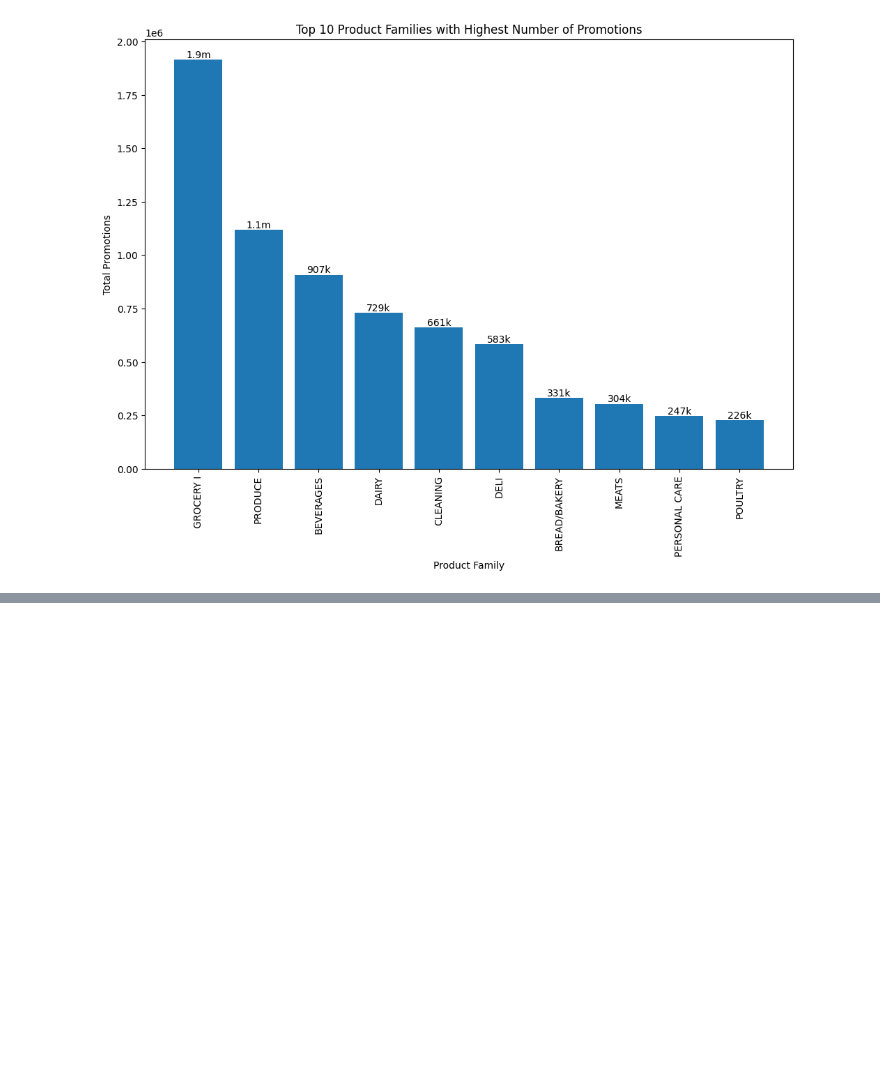
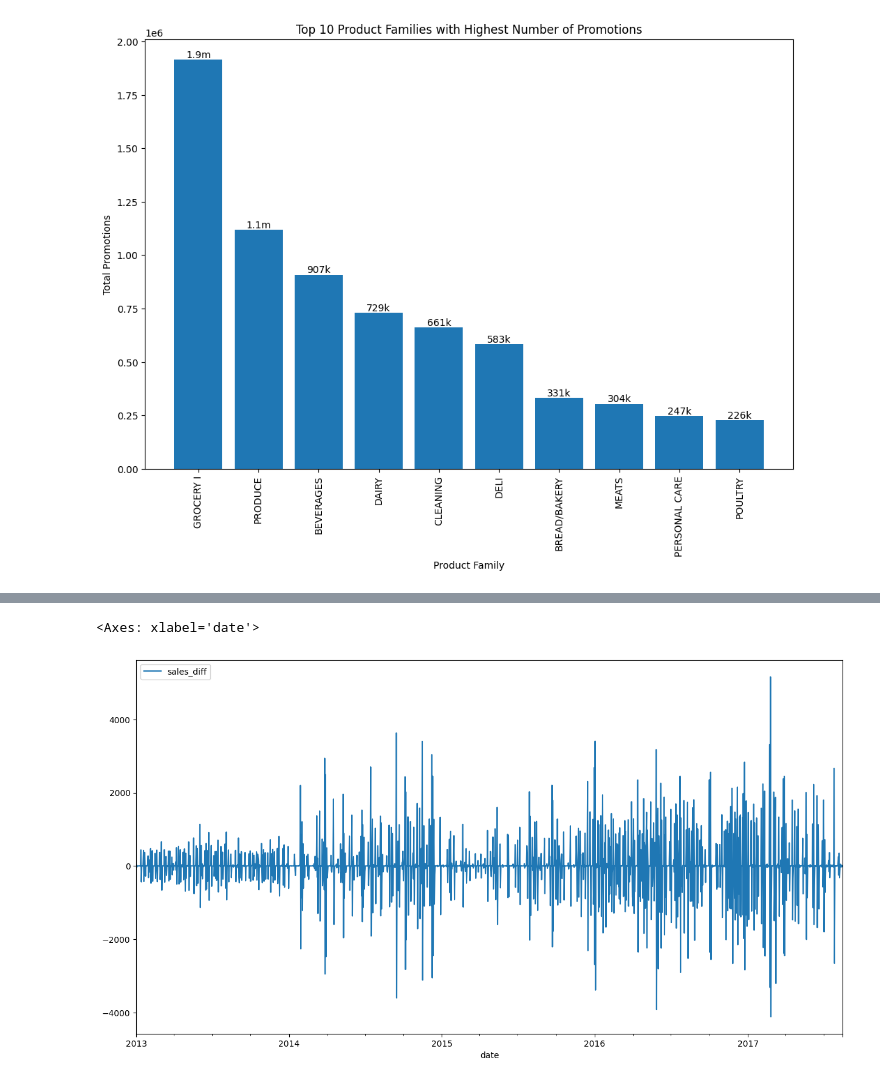
Before and after one commit to OngomaElias/A-Time-Series-Regression-Favorita, a Jupyter notebook: Notebook/Main.ipynb, the cells around one changed output, grey strips where cells are left out. Cells and saved outputs as stored; diff of their text form; code cells hidden in the pictures; blank space fills up the shorter version.

```diff
--- a/Notebook/Main.ipynb
+++ b/Notebook/Main.ipynb
@@ -2153,0 +2296,4 @@ plt.show()
+# %%
+#Difference Transformations
+# First Difference
+complete_df['first_difference'] = complete_df['sales'].diff()
@@ -2153,0 +2317,7 @@ plt.show()
+# %%
+# Seasonal Difference
+seasonal_difference = complete_df['sales'].diff(periods=12)  # Assuming a yearly seasonality
+complete_df['seasonal_difference'] = seasonal_difference
+# %%
+#Log Difference
+complete_df['log_difference'] = np.log(complete_df['sales']) - np.log(complete_df['sales'].shift(1))
@@ -2153,0 +2341,4 @@ plt.show()
+# %%
+differenced_df = complete_df.groupby([complete_df.index])['sales_diff'].sum().reset_index()
+differenced_df.set_index('date', inplace =True)
+differenced_df.head()
@@ -2153,0 +2377,5 @@ plt.show()
+# %%
+differenced_df.plot()
+# %% [output]
+<Axes: xlabel='date'>
+[figure, added]
```
Also changed, not shown: parts of 38 cells of this notebook.
